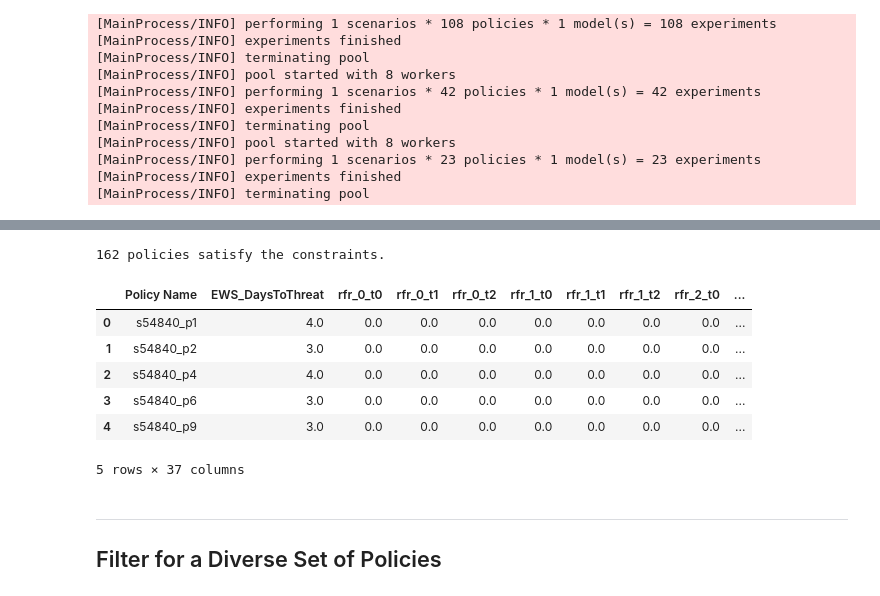
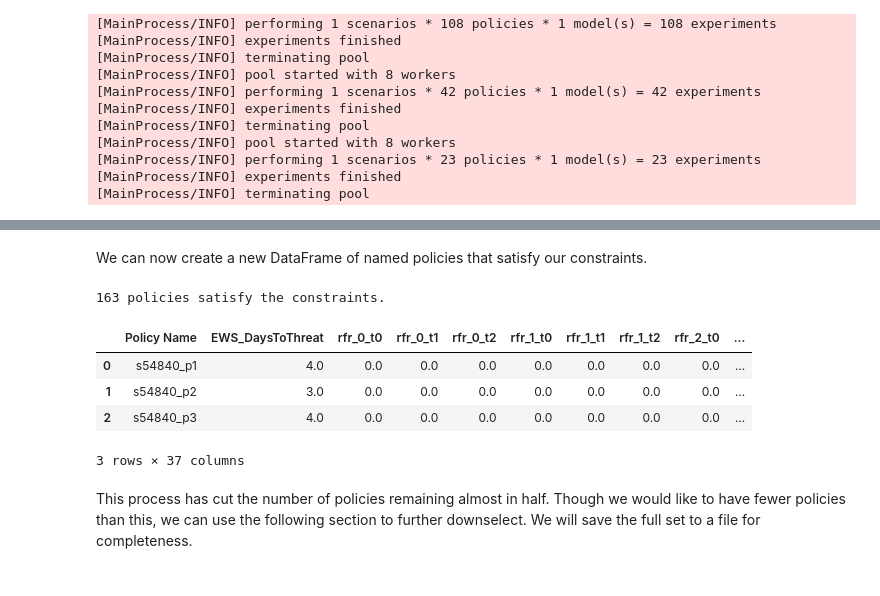
Before and after one commit to ghsher/epa1361_group15, a Jupyter notebook: final assignment/Directed Search.ipynb, the cells around one changed output, grey strips where cells are left out. Cells and saved outputs as stored; diff of their text form; code cells hidden in the pictures.

```diff
--- a/final assignment/Directed Search.ipynb
+++ b/final assignment/Directed Search.ipynb
@@ -177,22 +219,24 @@ for scenario in scenarios:
 # %%
+# Generate Policy objects
 policies_to_evaluate = {}
 
 for scenario in scenarios:
     policies_to_evaluate[scenario] = []
 
+    # Capture all non-dominated policies for this scenario
     policies = policy_sets[scenario]
     for idx, policy in policies.iterrows():
         policy_name = f's{scenario}_p{idx}'
         policies_to_evaluate[scenario].append(Policy(policy_name,
                                               **policy.to_dict()))
 
-    # baseline policy, needed for for relative constraits
-    zero_policy = {"EWS_DaysToThreat": 0}
+    # Append the Do-Nothing Policy
+    do_nothing = {"EWS_DaysToThreat": 0}
     for i in range(5):
         dike = "A" + str(i+1)
-        zero_policy.update({f"{dike}_DikeIncrease_t{n}": 0 for n in planning_steps})
-        zero_policy.update({f"rfr_{i}_t{n}": 0 for n in planning_steps})
+        do_nothing.update({f"{dike}_DikeIncrease_t{n}": 0 for n in planning_steps})
+        do_nothing.update({f"rfr_{i}_t{n}": 0 for n in planning_steps})
 
-    p_ref = Policy("Base Case", **zero_policy)
+    p_ref = Policy("Base Case", **do_nothing)
     policies_to_evaluate[scenario].append(p_ref)
 # %%
@@ -327,6 +341,8 @@ for scenario in scenarios:
 
     for idx, _ in satisficing_policy_outcomes.iterrows():
         satisficing_policies.append(policies_to_evaluate[scenario][idx])
+# %% [markdown]
+We can now create a new DataFrame of named policies that satisfy our constraints.
 # %%
 columns = ['Policy Name'] + [key for key in satisficing_policies[0]]
 policies_df = pd.DataFrame(columns=columns)
@@ -341,19 +358,15 @@ for i, policy in enumerate(satisficing_policies):
     policies_df.loc[i] = row
 # %%
 print(f'{policies_df.shape[0]} policies satisfy the constraints.')
-policies_df.head()
+policies_df.head(3)
 # %% [output]
-162 policies satisfy the constraints.
+163 policies satisfy the constraints.
 |  | Policy Name | EWS_DaysToThreat | rfr_0_t0 | rfr_0_t1 | rfr_0_t2 | rfr_1_t0 | rfr_1_t1 | rfr_1_t2 | rfr_2_t0 | ... |
 | 0 | s54840_p1 | 4.0 | 0.0 | 0.0 | 0.0 | 0.0 | 0.0 | 0.0 | 0.0 | ... |
 | 1 | s54840_p2 | 3.0 | 0.0 | 0.0 | 0.0 | 0.0 | 0.0 | 0.0 | 0.0 | ... |
-| 2 | s54840_p4 | 4.0 | 0.0 | 0.0 | 0.0 | 0.0 | 0.0 | 0.0 | 0.0 | ... |
-| 3 | s54840_p6 | 3.0 | 0.0 | 0.0 | 0.0 | 0.0 | 0.0 | 0.0 | 0.0 | ... |
-| 4 | s54840_p9 | 3.0 | 0.0 | 0.0 | 0.0 | 0.0 | 0.0 | 0.0 | 0.0 | ... |
+| 2 | s54840_p3 | 4.0 | 0.0 | 0.0 | 0.0 | 0.0 | 0.0 | 0.0 | 0.0 | ... |
-5 rows × 37 columns
+3 rows × 37 columns
+# %% [markdown]
+This process has cut the number of policies remaining almost in half. Though we would like to have fewer policies than this, we can use the following section to further downselect. We will save the full set to a file for completeness.
 # %%
 policies_df.to_csv('./output/policies__constraints_filtered.csv', index=False)
-# %% [markdown]
---------------------------
-
-## Filter for a Diverse Set of Policies
```
Also changed, not shown: parts of 42 cells of this notebook, 2 other files.
